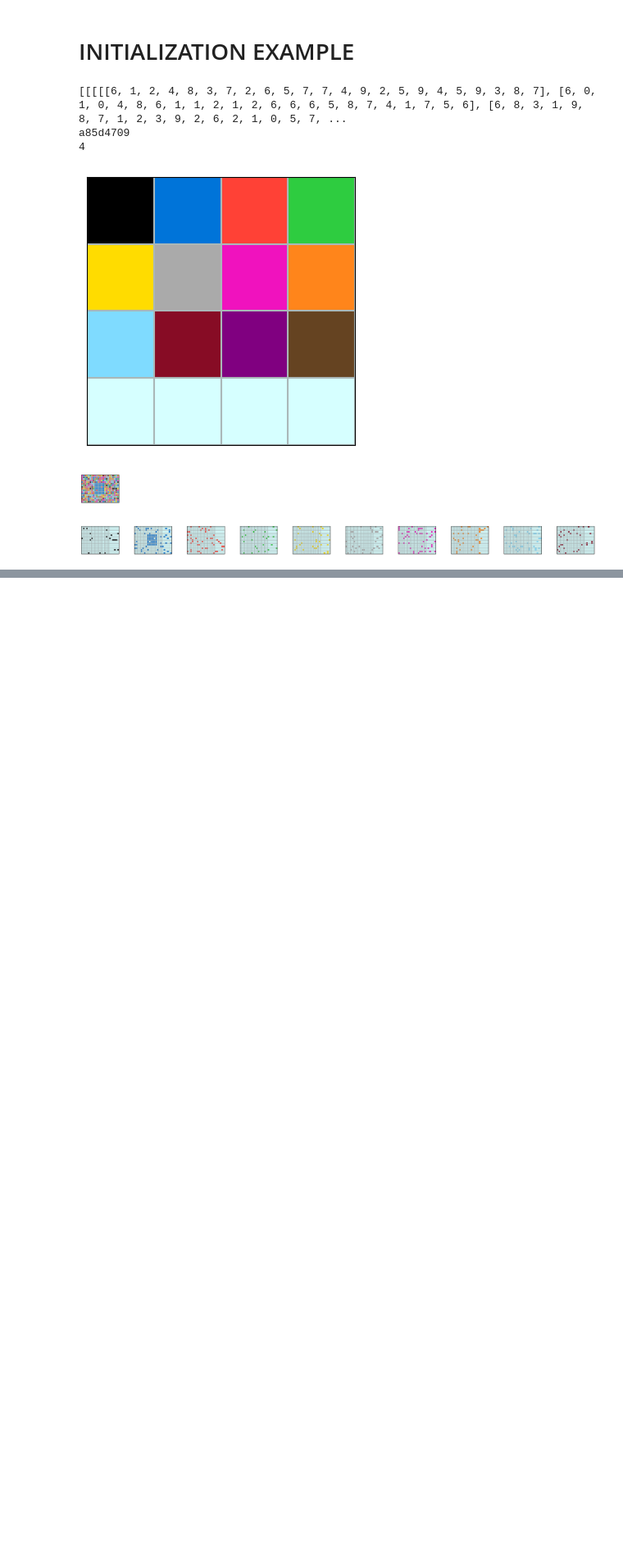
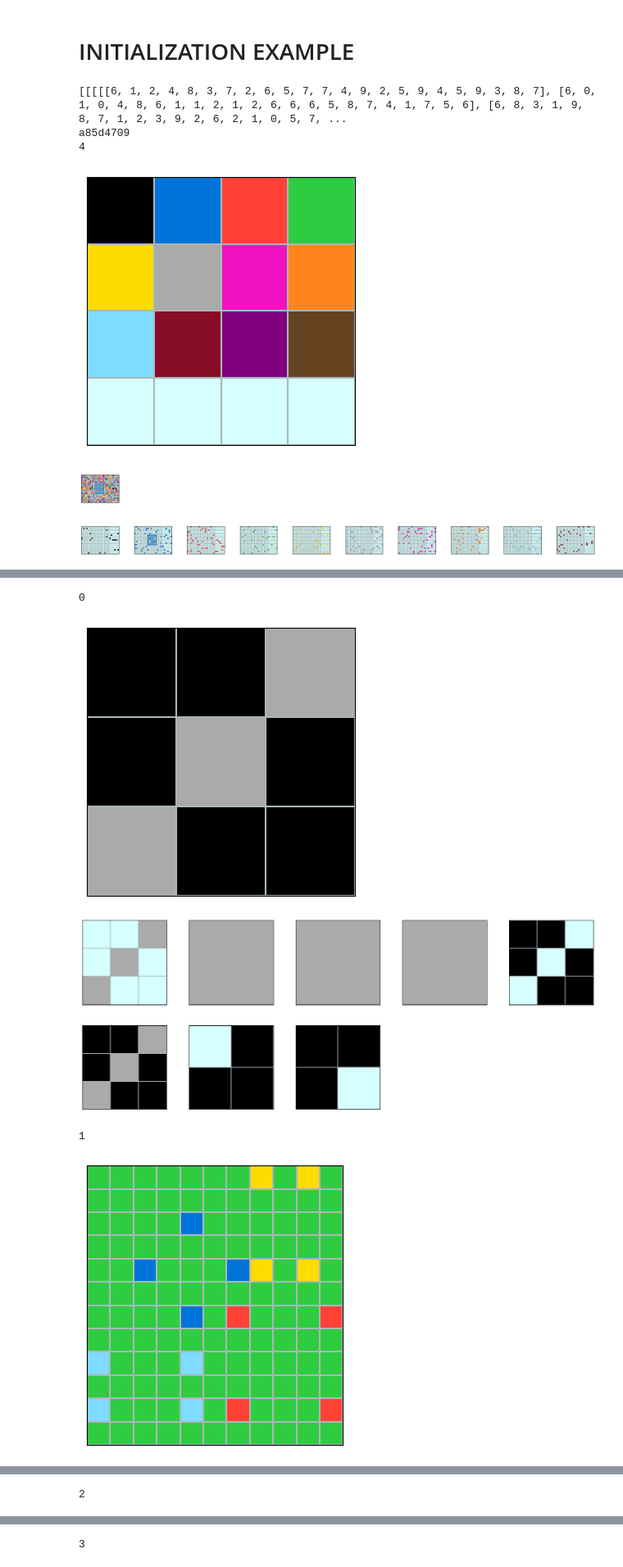
Before and after one commit to Albertree/ARC-basics, a Jupyter notebook: aaaa.ipynb, the cells around one changed output, grey strips where cells are left out. Shown at 82% size. Saved outputs shown, nothing was run; the diff lists cells and outputs as text; code cells hidden in the pictures; blank space fills up the shorter version.

```diff
--- a/aaaa.ipynb
+++ b/aaaa.ipynb
@@ -48,0 +170,24 @@ a85d4709
+# %%
+tt = 0
+p = 0
+io = 0
+
+for i in range(50):
+    example_grid = tasks[i][tt][p][io]
+    all_objects = find_all_objects(totuple(example_grid))
+    print(i)
+    plot_data(example_grid)
+
+    all_objects_grid = []
+    for i in range(len(all_objects)):
+        grid = togrid(all_objects[i])
+        all_objects_grid.append(grid)
+        # plot_data(grid)
+
+    plot_data(all_objects_grid, keyword = "objects")
+# %% [output]
+0
+[figure, added]
+[figure, added]
+1
+[figure, added]
@@ -48,0 +195 @@ a85d4709
+2
@@ -48,0 +198 @@ a85d4709
+3
```
Also changed, not shown: parts of 8 cells of this notebook, 14 other files.
